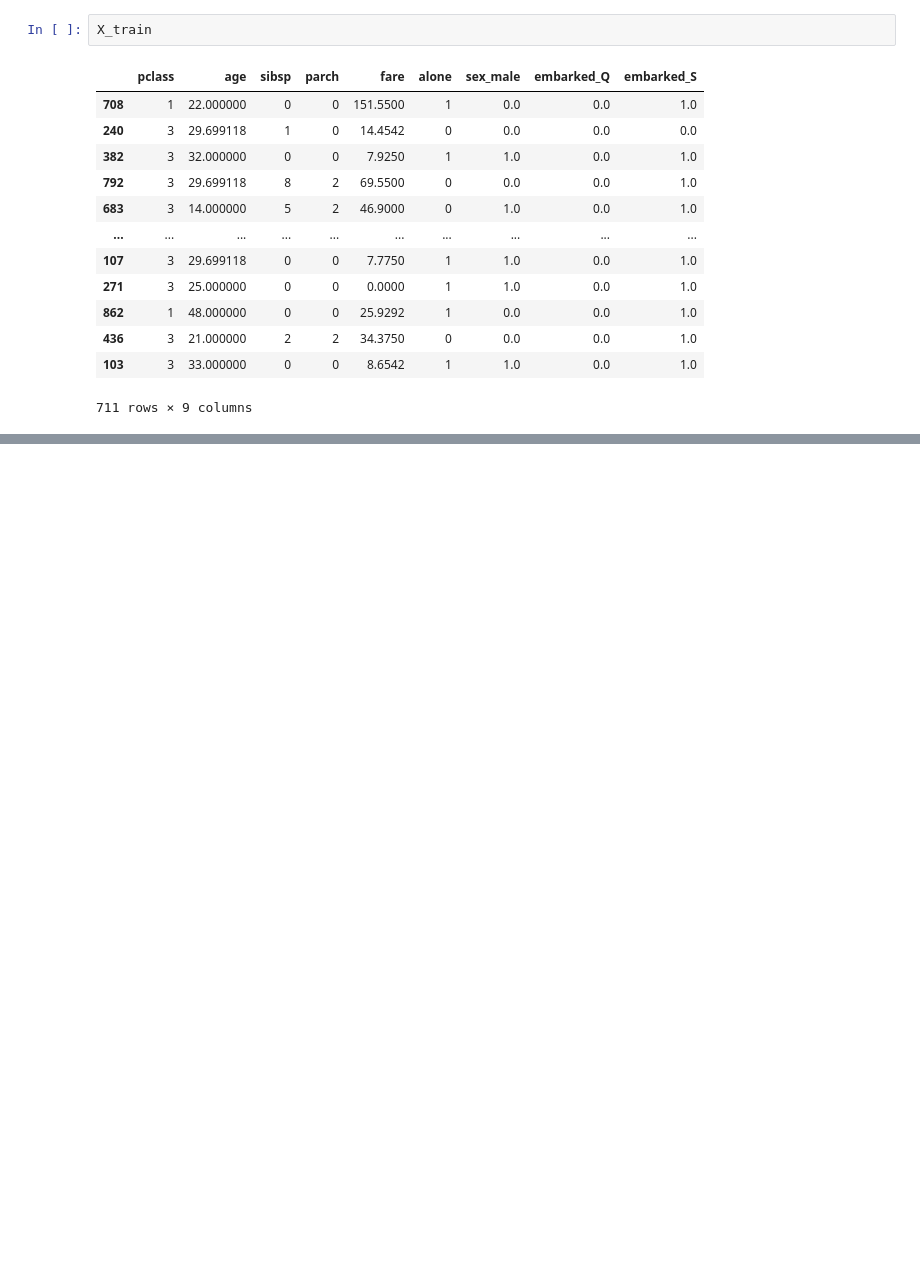
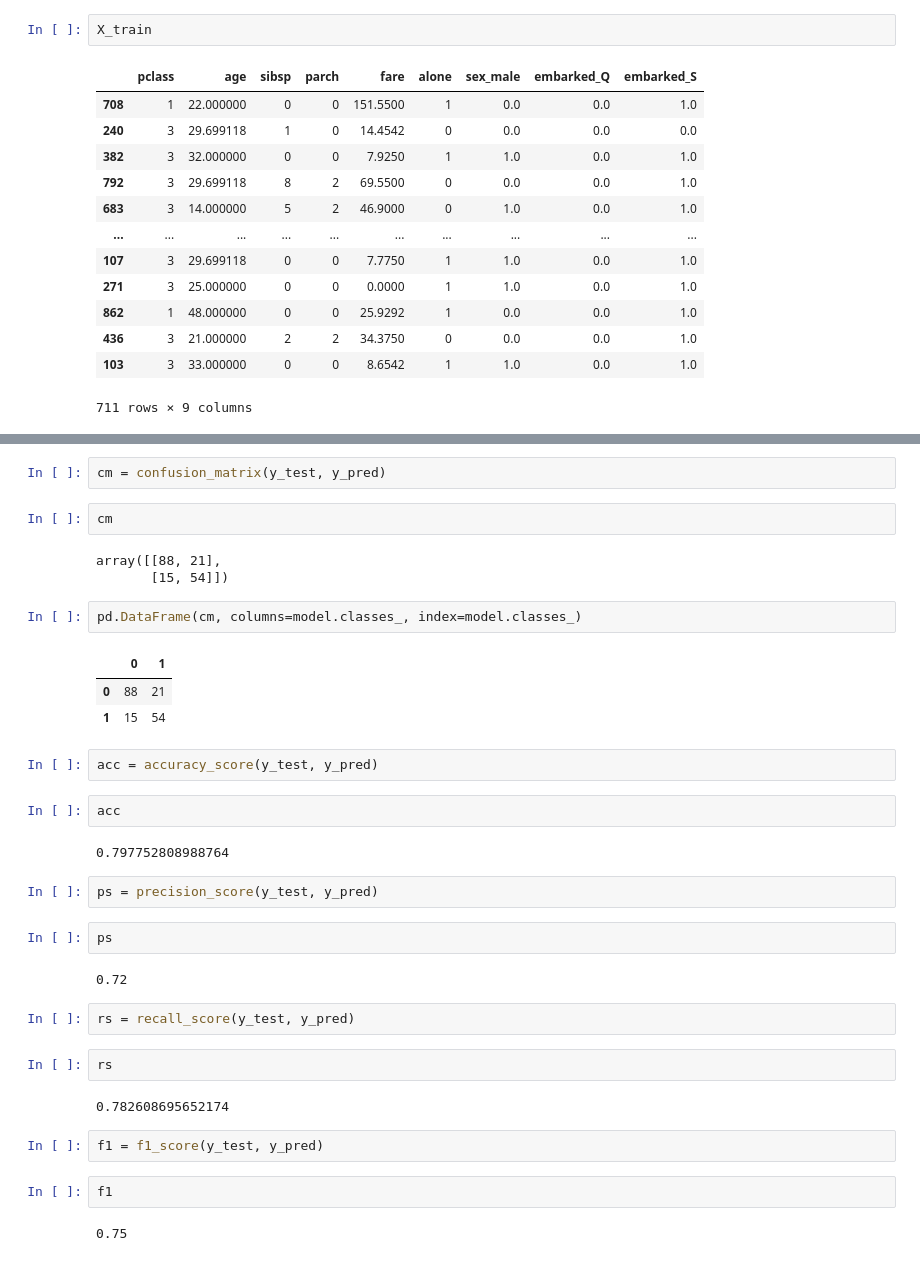
Before and after one commit to m-ahmad-amin/machine-learning-transition, a Jupyter notebook: Supervised Machine Learning/Classification/Logistic Regression/Titanic Survival/logistic_regression_model.ipynb, the cells around one changed output, grey strips where cells are left out. Saved outputs shown, nothing was run; the diff lists cells and outputs as text; blank space fills up the shorter version.

```diff
--- a/Supervised Machine Learning/Classification/Logistic Regression/Titanic Survival/logistic_regression_model.ipynb
+++ b/Supervised Machine Learning/Classification/Logistic Regression/Titanic Survival/logistic_regression_model.ipynb
@@ -214,0 +308,37 @@ Name: survived, Length: 711, dtype: int64
+# %%
+cm = confusion_matrix(y_test, y_pred)
+# %%
+cm
+# %% [output]
+array([[88, 21],
+       [15, 54]])
+# %%
+pd.DataFrame(cm, columns=model.classes_, index=model.classes_)
+# %% [output]
+|  | 0 | 1 |
+| 0 | 88 | 21 |
+| 1 | 15 | 54 |
+# %%
+acc = accuracy_score(y_test, y_pred)
+# %%
+acc
+# %% [output]
+0.797752808988764
+# %%
+ps = precision_score(y_test, y_pred)
+# %%
+ps
+# %% [output]
+0.72
+# %%
+rs = recall_score(y_test, y_pred)
+# %%
+rs
+# %% [output]
+0.782608695652174
+# %%
+f1 = f1_score(y_test, y_pred)
+# %%
+f1
+# %% [output]
+0.75
```
Also changed, not shown: parts of 16 cells of this notebook.
